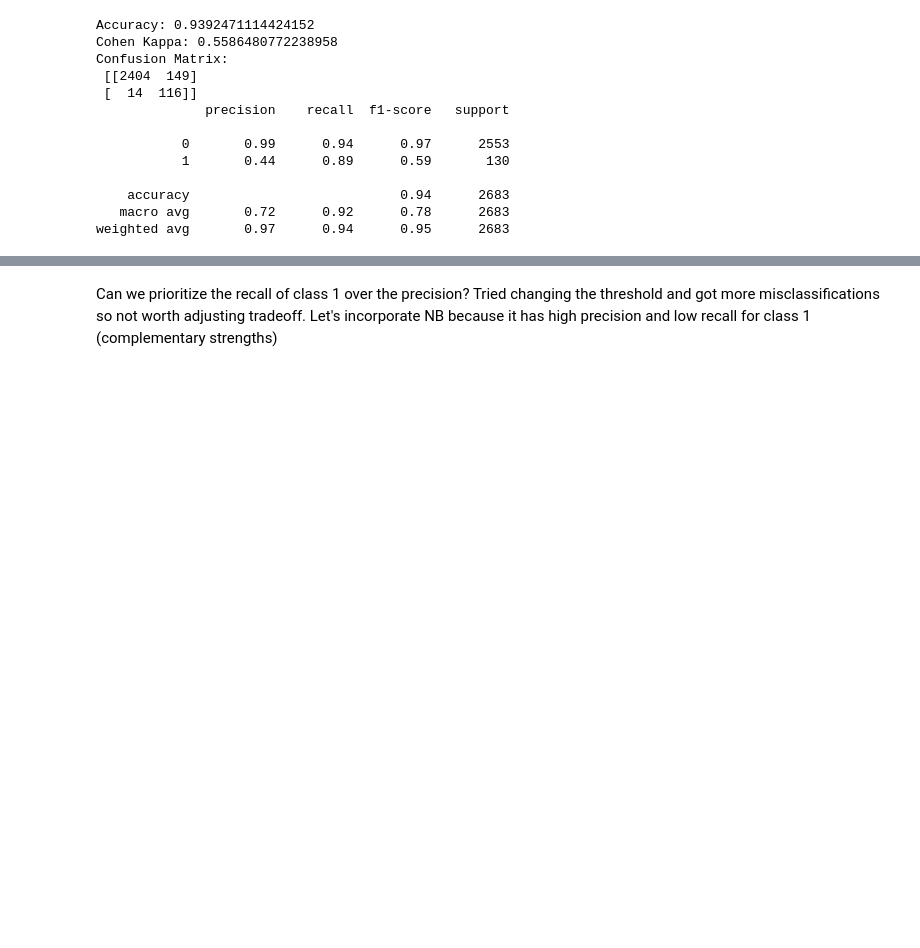
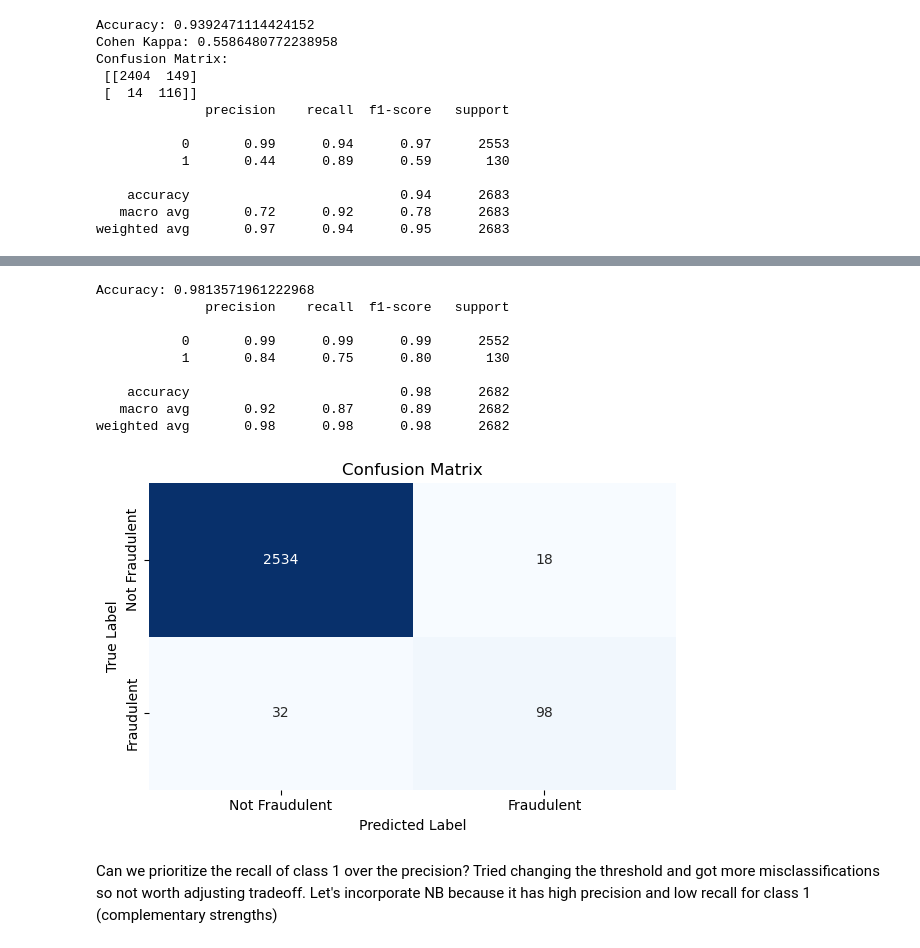
Before and after one commit to ecw70574/dsci2_final_project, a Jupyter notebook: TestingVectorization.ipynb, the cells around one changed output, grey strips where cells are left out. Saved outputs shown, nothing was run; the diff lists cells and outputs as text; code cells hidden in the pictures; blank space fills up the shorter version.

```diff
--- a/TestingVectorization.ipynb
+++ b/TestingVectorization.ipynb
@@ -2992,3 +3022,23 @@ Confusion Matrix:
     accuracy                           0.94      2683
    macro avg       0.72      0.92      0.78      2683
 weighted avg       0.97      0.94      0.95      2683
+# %%
+# two best solo models
+rf_lgbm = VotingClassifier(
+    estimators=[
+        ('lgbm', lgb),
+        ('rf', rf)
+    ],
+    voting='soft',
+    weights=[1,1]
+)
+
+# use scaled version for consistency
+rf_lgbm.fit(X_train_scaled, y_train_smote)
+y_pred = rf_lgbm.predict(X_val_scaled)
+
+# Evaluate
+print("Accuracy:", accuracy_score(y_val, y_pred))
+print("Cohen Kappa:", cohen_kappa_score(y_val, y_pred))
+print("Confusion Matrix:\n", confusion_matrix(y_val, y_pred))
+print(classification_report(y_val, y_pred))
@@ -2995,3 +3065,31 @@ weighted avg       0.97      0.94      0.95      2683
+# %%
+# testing set
+y_pred = rf_lgbm.predict(X_test_scaled)
+cm = confusion_matrix(y_test, y_pred)
+print("Accuracy:", accuracy_score(y_test, y_pred))
+print(classification_report(y_test, y_pred))
+
+# Plot it
+plt.figure(figsize=(6, 4))
+sns.heatmap(cm, annot=True, fmt='d', cmap='Blues', cbar=False,
+            xticklabels=["Not Fraudulent", "Fraudulent"],
+            yticklabels=["Not Fraudulent", "Fraudulent"])
+plt.xlabel("Predicted Label")
+plt.ylabel("True Label")
+plt.title("Confusion Matrix")
+plt.tight_layout()
+plt.show()
+# %% [output]
+Accuracy: 0.9813571961222968
+              precision    recall  f1-score   support
+
+           0       0.99      0.99      0.99      2552
+           1       0.84      0.75      0.80       130
+
+    accuracy                           0.98      2682
+   macro avg       0.92      0.87      0.89      2682
+weighted avg       0.98      0.98      0.98      2682
+[figure, added]
 # %% [markdown]
 Can we prioritize the recall of class 1 over the precision? Tried changing the threshold and got more misclassifications so not worth adjusting tradeoff. Let's incorporate NB because it has high precision and low recall for class 1 (complementary strengths)
 # %% [markdown]
```
Also changed, not shown: parts of 8 cells of this notebook.
